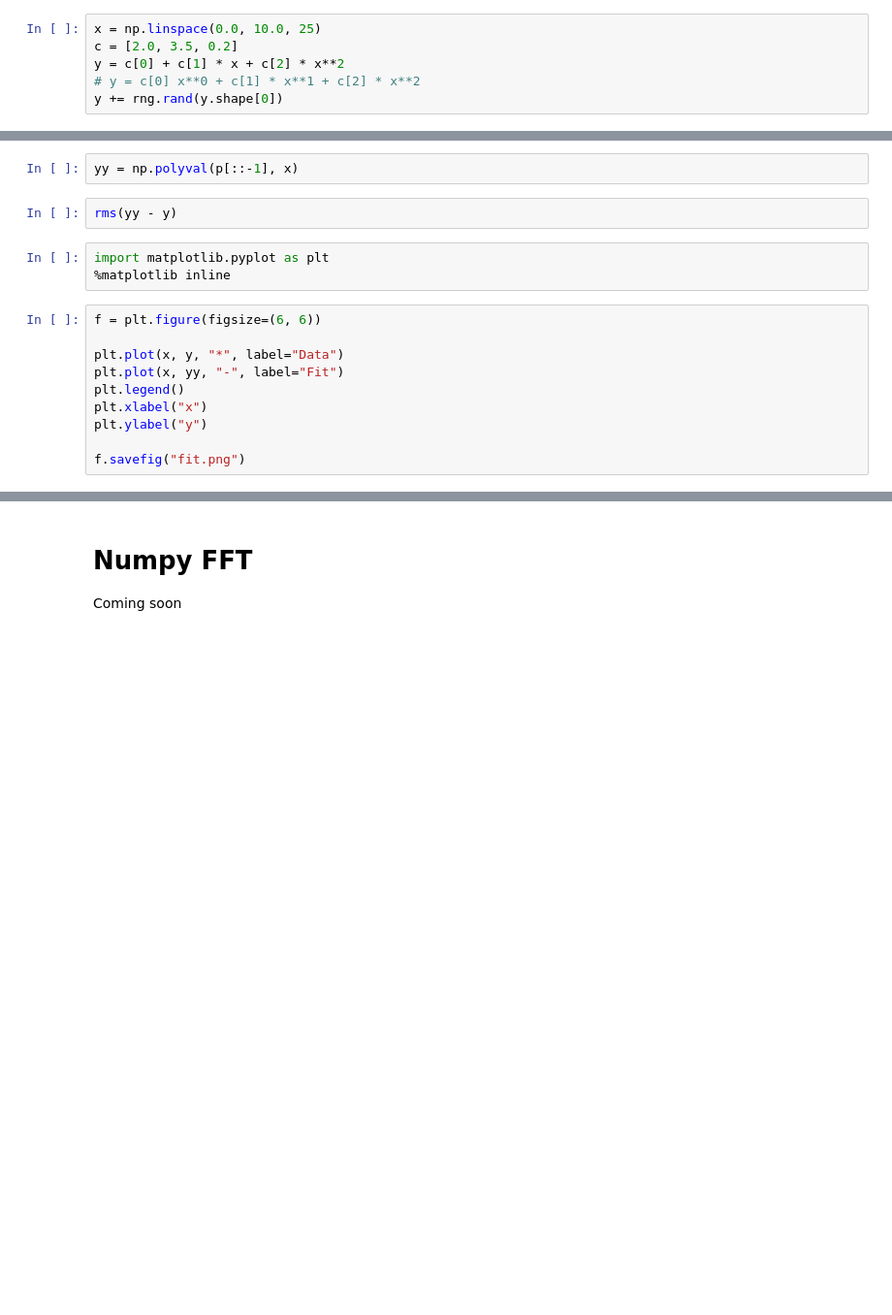
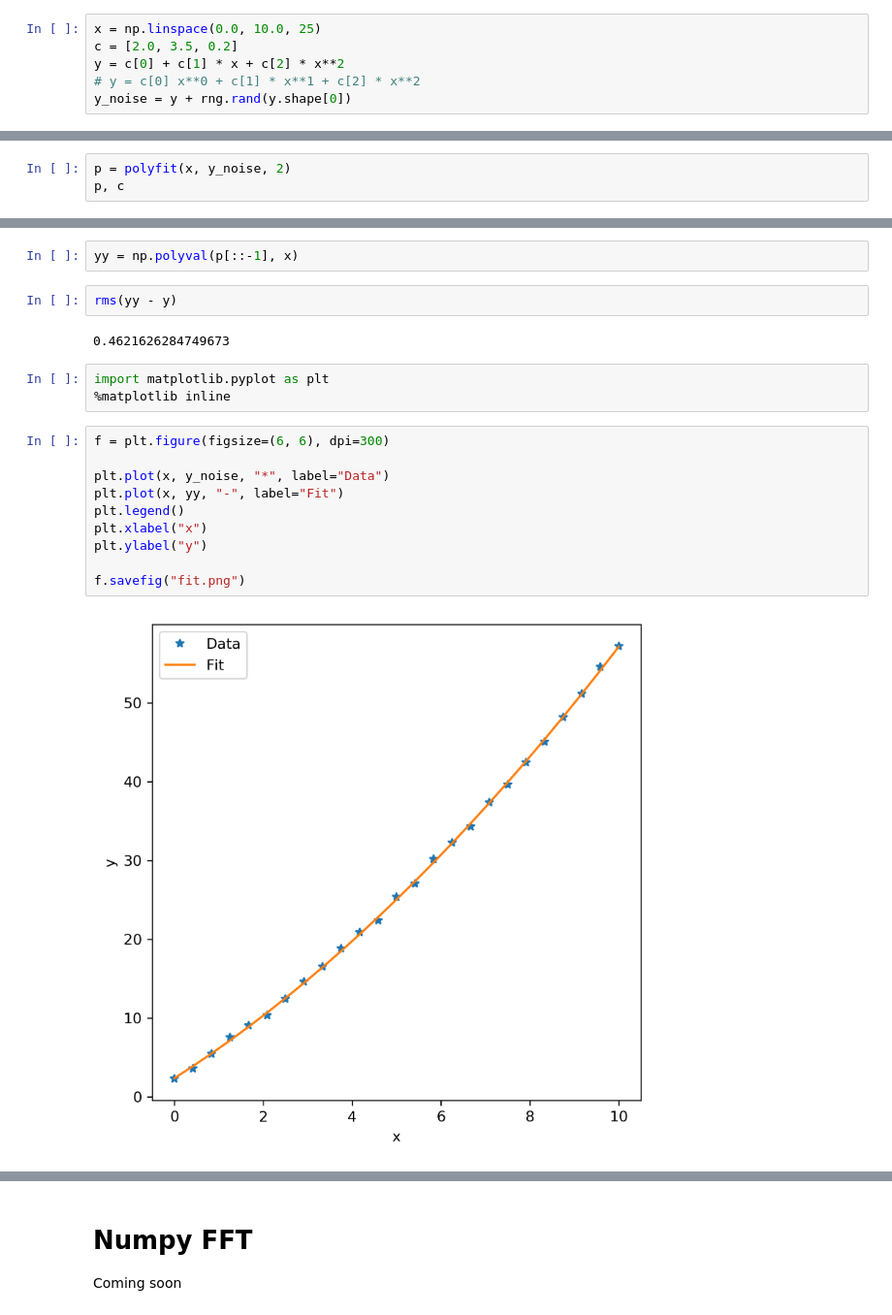
Before and after one commit to bozso/python_course, a Jupyter notebook: notebooks/numpy.ipynb, the cells around one changed output, grey strips where cells are left out. Shown at 97% size. Saved outputs shown, nothing was run; the diff lists cells and outputs as text; blank space fills up the shorter version.

```diff
--- a/notebooks/numpy.ipynb
+++ b/notebooks/numpy.ipynb
@@ -178,4 +395,4 @@ x = np.linspace(0.0, 10.0, 25)
 c = [2.0, 3.5, 0.2]
 y = c[0] + c[1] * x + c[2] * x**2
 # y = c[0] x**0 + c[1] * x**1 + c[2] * x**2
-y += rng.rand(y.shape[0])
+y_noise = y + rng.rand(y.shape[0])
@@ -196,0 +425,3 @@ p, c
+# %%
+p = polyfit(x, y_noise, 2)
+p, c
@@ -203,16 +444,20 @@ p[0:], p[1:], p[:2], p[2:0:-1], p[::-1]
 yy = np.polyval(p[::-1], x)
 # %%
 rms(yy - y)
+# %% [output]
+0.4621626284749673
 # %%
 import matplotlib.pyplot as plt
 %matplotlib inline
 # %%
-f = plt.figure(figsize=(6, 6))
+f = plt.figure(figsize=(6, 6), dpi=300)
 
-plt.plot(x, y, "*", label="Data")
+plt.plot(x, y_noise, "*", label="Data")
 plt.plot(x, yy, "-", label="Fit")
 plt.legend()
 plt.xlabel("x")
 plt.ylabel("y")
 
 f.savefig("fit.png")
+# %% [output]
+[figure, added]
```
Also changed, not shown: parts of 65 cells of this notebook, 7 other files.
